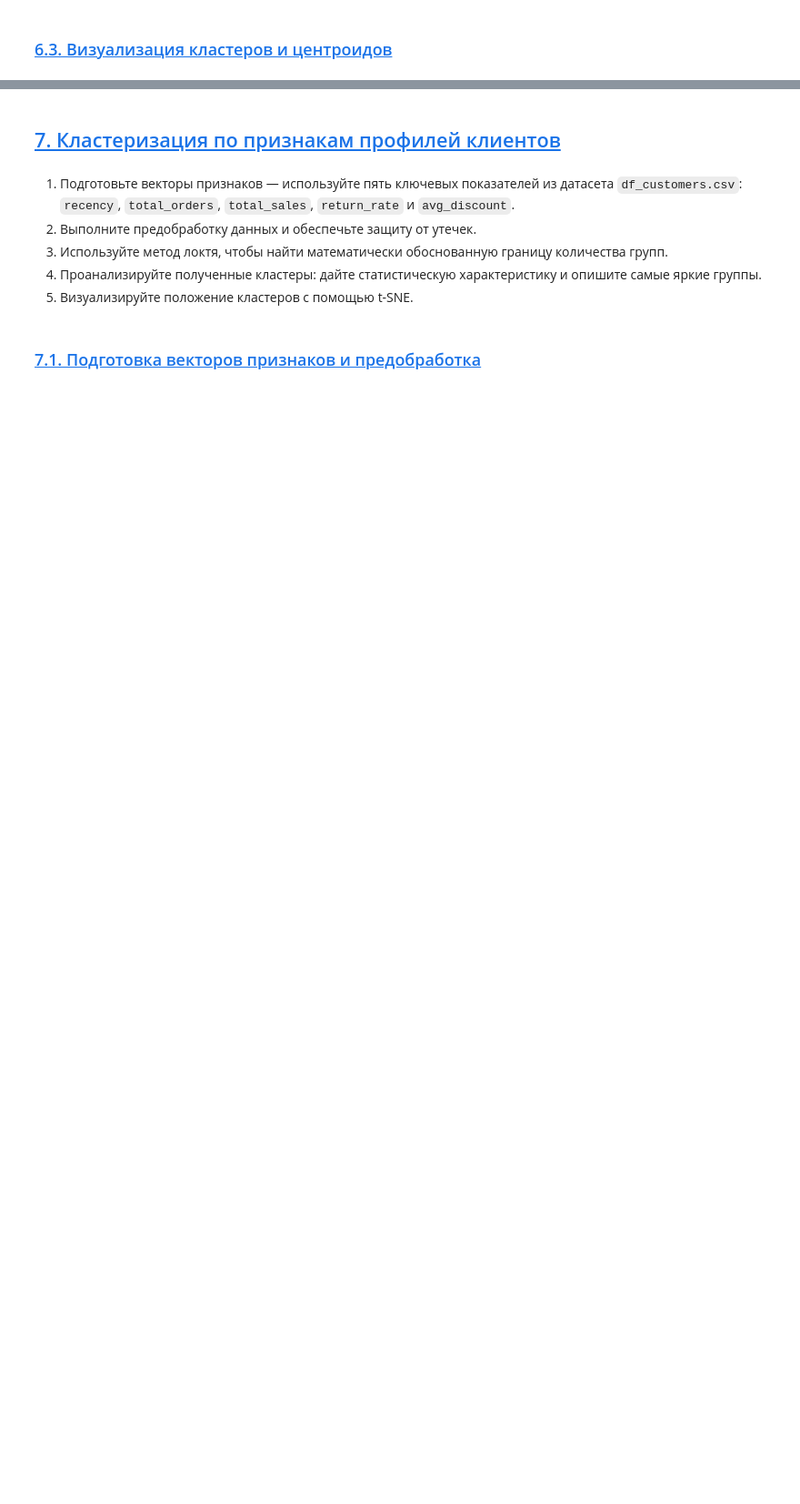
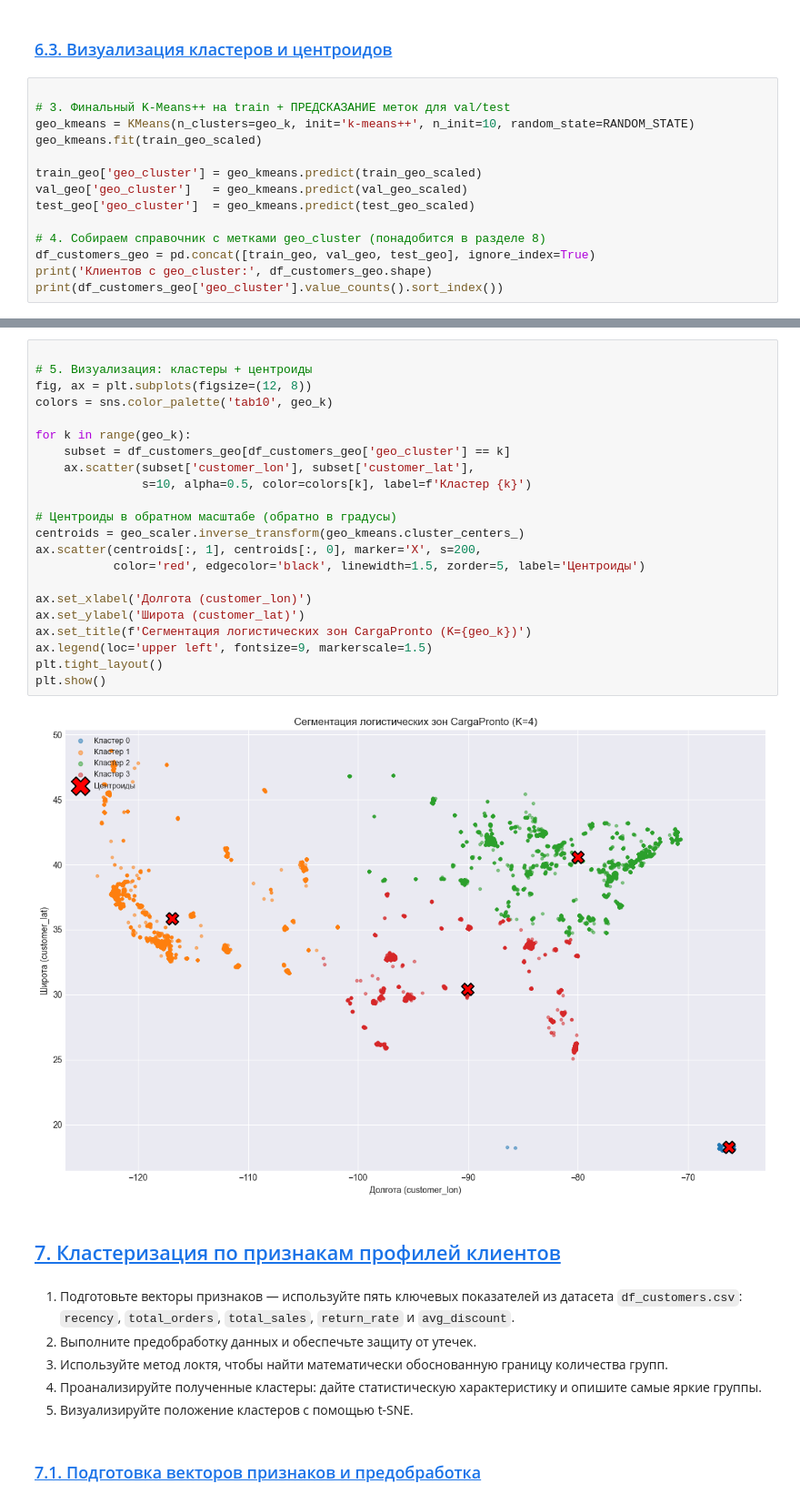
Before and after one commit to MEYakunin/Sprint18_Delivery_Delay_Prediction, a Jupyter notebook: Sprint18_Delivery_Delay_Prediction_Yakunin_Mikl.ipynb, the cells around one changed output, grey strips where cells are left out. Shown at 91% size. Saved outputs shown, nothing was run; the diff lists cells and outputs as text; blank space fills up the shorter version.

```diff
--- a/Sprint18_Delivery_Delay_Prediction_Yakunin_Mikl.ipynb
+++ b/Sprint18_Delivery_Delay_Prediction_Yakunin_Mikl.ipynb
@@ -1040,2 +1118,16 @@ metrics_result_df.sort_values('AUC-ROC', ascending=False)
 # %% [markdown]
 ### [6.3. Визуализация кластеров и центроидов](#content)<a id="6_3"></a>
+# %%
+
+# 3. Финальный K-Means++ на train + ПРЕДСКАЗАНИЕ меток для val/test
+geo_kmeans = KMeans(n_clusters=geo_k, init='k-means++', n_init=10, random_state=RANDOM_STATE)
+geo_kmeans.fit(train_geo_scaled)
+
+train_geo['geo_cluster'] = geo_kmeans.predict(train_geo_scaled)
+val_geo['geo_cluster']   = geo_kmeans.predict(val_geo_scaled)
+test_geo['geo_cluster']  = geo_kmeans.predict(test_geo_scaled)
+
+# 4. Собираем справочник с метками geo_cluster (понадобится в разделе 8)
+df_customers_geo = pd.concat([train_geo, val_geo, test_geo], ignore_index=True)
+print('Клиентов с geo_cluster:', df_customers_geo.shape)
+print(df_customers_geo['geo_cluster'].value_counts().sort_index())
@@ -1042,3 +1142,27 @@ metrics_result_df.sort_values('AUC-ROC', ascending=False)
+# %%
+
+# 5. Визуализация: кластеры + центроиды
+fig, ax = plt.subplots(figsize=(12, 8))
+colors = sns.color_palette('tab10', geo_k)
+
+for k in range(geo_k):
+    subset = df_customers_geo[df_customers_geo['geo_cluster'] == k]
+    ax.scatter(subset['customer_lon'], subset['customer_lat'],
+               s=10, alpha=0.5, color=colors[k], label=f'Кластер {k}')
+
+# Центроиды в обратном масштабе (обратно в градусы)
+centroids = geo_scaler.inverse_transform(geo_kmeans.cluster_centers_)
+ax.scatter(centroids[:, 1], centroids[:, 0], marker='X', s=200,
+           color='red', edgecolor='black', linewidth=1.5, zorder=5, label='Центроиды')
+
+ax.set_xlabel('Долгота (customer_lon)')
+ax.set_ylabel('Широта (customer_lat)')
+ax.set_title(f'Сегментация логистических зон CargaPronto (K={geo_k})')
+ax.legend(loc='upper left', fontsize=9, markerscale=1.5)
+plt.tight_layout()
+plt.show()
+# %% [output]
+[figure, added]
 # %% [markdown]
 ## [7. Кластеризация по признакам профилей клиентов](#content)<a id="7"></a>
 # %% [markdown]
```
Also changed, not shown: parts of 9 cells of this notebook.
